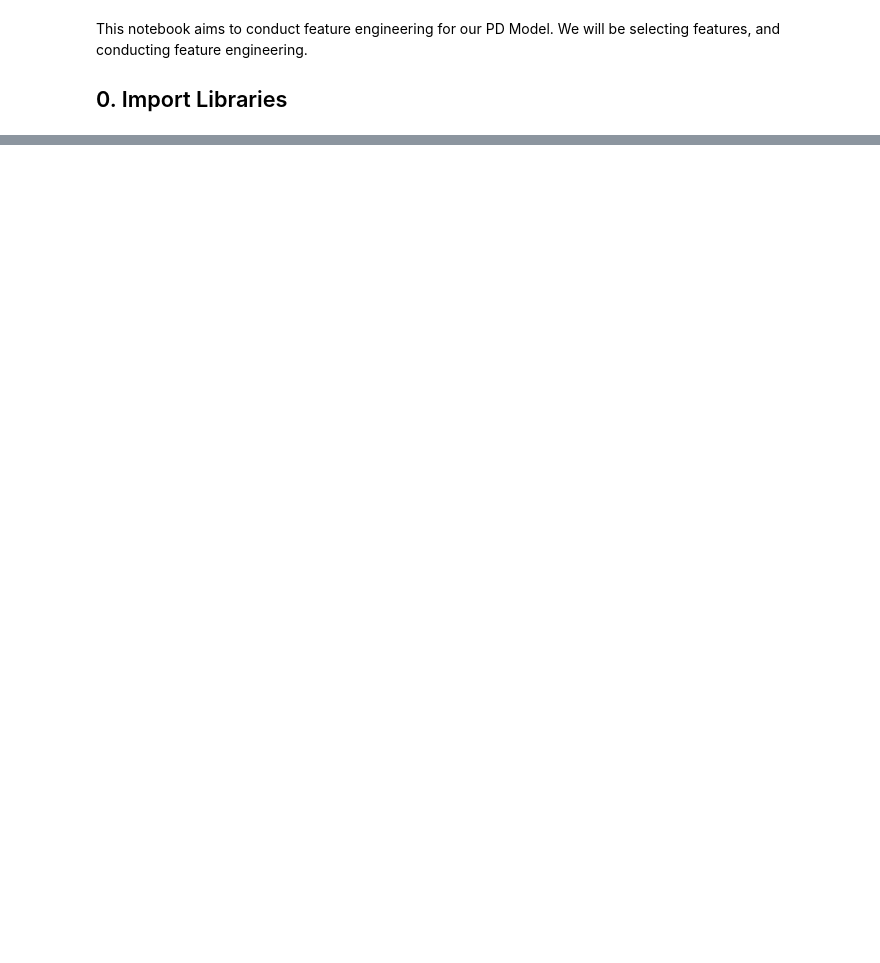
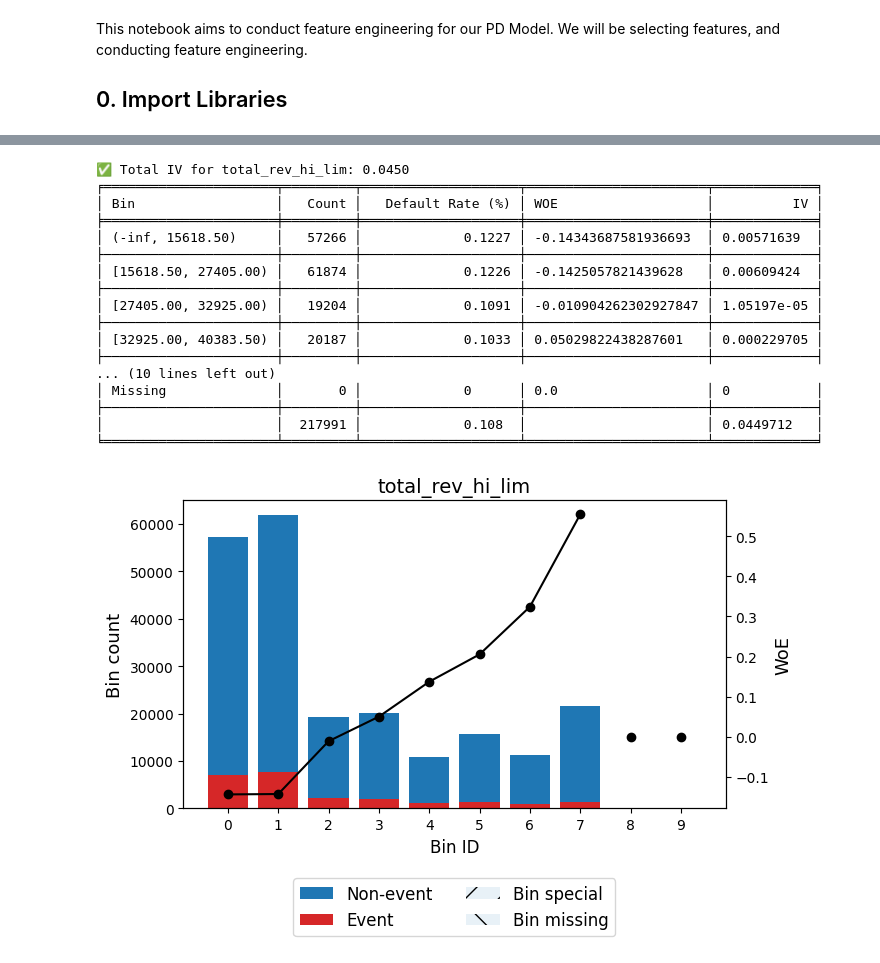
Before and after one commit to luuuneytunes12/Credit-Risk-Modeling-PySpark, a Jupyter notebook: notebooks/5. PD Model Building (Feature Selection).ipynb, the cells around one changed output, grey strips where cells are left out. Saved outputs shown, nothing was run; the diff lists cells and outputs as text; code cells hidden in the pictures; blank space fills up the shorter version.

```diff
--- a/notebooks/5. PD Model Building (Feature Selection).ipynb
+++ b/notebooks/5. PD Model Building (Feature Selection).ipynb
@@ -315,0 +479,21 @@ for key, val in iv_categories.items():
+# %%
+first_bin_and_classify_feature('total_rev_hi_lim', sampled_df['total_rev_hi_lim'], sampled_df[TARGET_COL], dtype='numerical', monotonic_trend_type='auto_asc_desc')
+# %% [output]
+✅ Total IV for total_rev_hi_lim: 0.0450
+╒══════════════════════╤═════════╤════════════════════╤═══════════════════════╤═════════════╕
+│ Bin                  │   Count │   Default Rate (%) │ WOE                   │          IV │
+╞══════════════════════╪═════════╪════════════════════╪═══════════════════════╪═════════════╡
+│ (-inf, 15618.50)     │   57266 │             0.1227 │ -0.14343687581936693  │ 0.00571639  │
+├──────────────────────┼─────────┼────────────────────┼───────────────────────┼─────────────┤
+│ [15618.50, 27405.00) │   61874 │             0.1226 │ -0.1425057821439628   │ 0.00609424  │
+├──────────────────────┼─────────┼────────────────────┼───────────────────────┼─────────────┤
+│ [27405.00, 32925.00) │   19204 │             0.1091 │ -0.010904262302927847 │ 1.05197e-05 │
+├──────────────────────┼─────────┼────────────────────┼───────────────────────┼─────────────┤
+│ [32925.00, 40383.50) │   20187 │             0.1033 │ 0.05029822438287601   │ 0.000229705 │
+├──────────────────────┼─────────┼────────────────────┼───────────────────────┼─────────────┤
+... (10 lines left out)
+│ Missing              │       0 │             0      │ 0.0                   │ 0           │
+├──────────────────────┼─────────┼────────────────────┼───────────────────────┼─────────────┤
+│                      │  217991 │             0.108  │                       │ 0.0449712   │
+╘══════════════════════╧═════════╧════════════════════╧═══════════════════════╧═════════════╛
+[figure, added]
```
Also changed, not shown: parts of 34 cells of this notebook, 6 other files.
